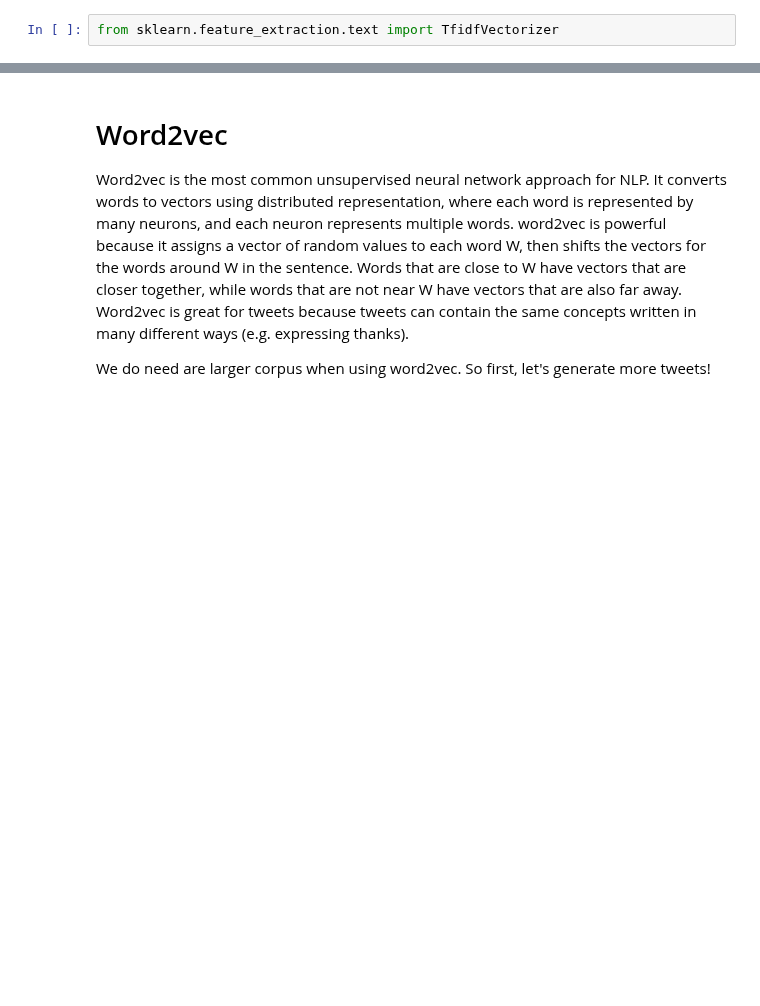
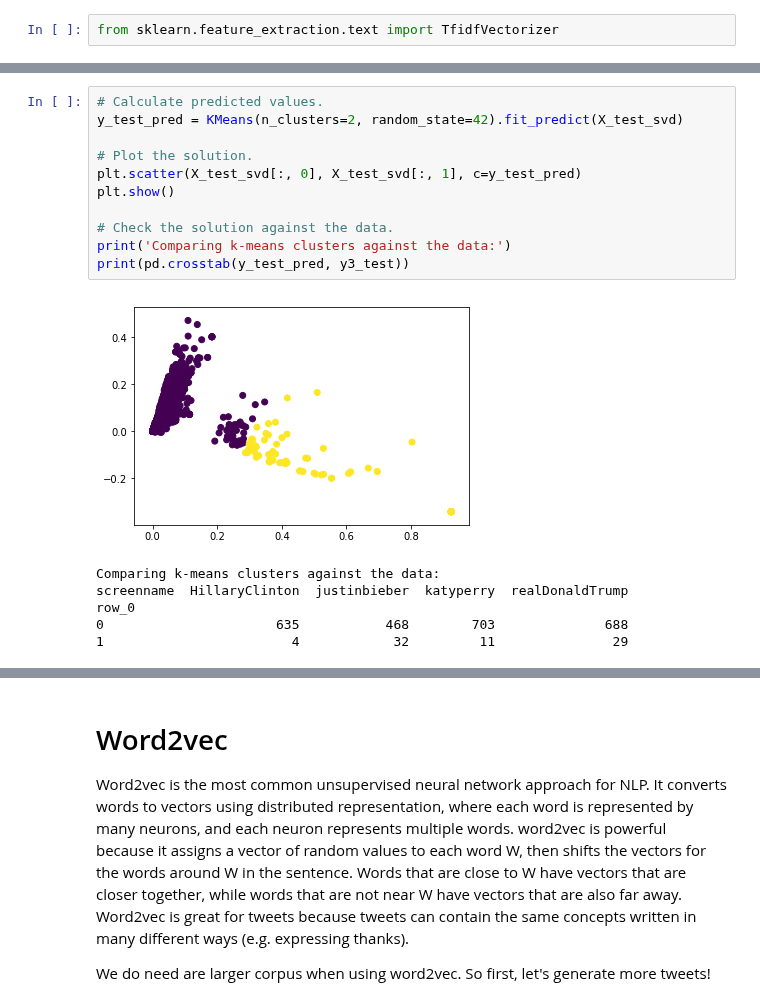
Before and after one commit to jlinGG/Thinkful-DS-Bootcamp, a Jupyter notebook: Twitter-Classifier.ipynb, the cells around one changed output, grey strips where cells are left out. Cells and saved outputs as stored; diff of their text form; blank space fills up the shorter version.

```diff
--- a/Twitter-Classifier.ipynb
+++ b/Twitter-Classifier.ipynb
@@ -552,0 +650,18 @@ Great! Let's apply SVD and see how the tweets are classified.
+# %%
+# Calculate predicted values.
+y_test_pred = KMeans(n_clusters=2, random_state=42).fit_predict(X_test_svd)
+
+# Plot the solution.
+plt.scatter(X_test_svd[:, 0], X_test_svd[:, 1], c=y_test_pred)
+plt.show()
+
+# Check the solution against the data.
+print('Comparing k-means clusters against the data:')
+print(pd.crosstab(y_test_pred, y3_test))
+# %% [output]
+[figure, added]
+Comparing k-means clusters against the data:
+screenname  HillaryClinton  justinbieber  katyperry  realDonaldTrump
+row_0
+0                      635           468        703              688
+1                        4            32         11               29
```
Also changed, not shown: parts of 73 cells of this notebook.
